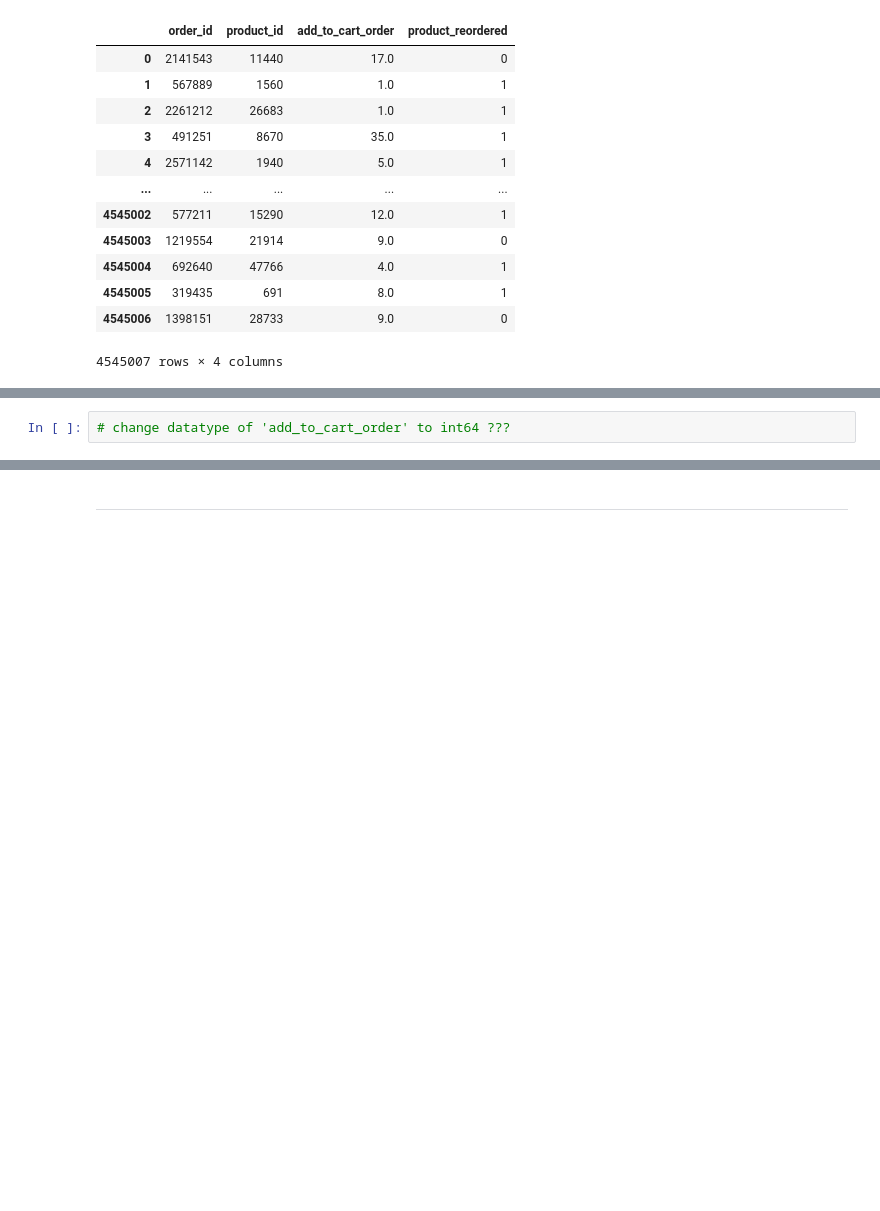
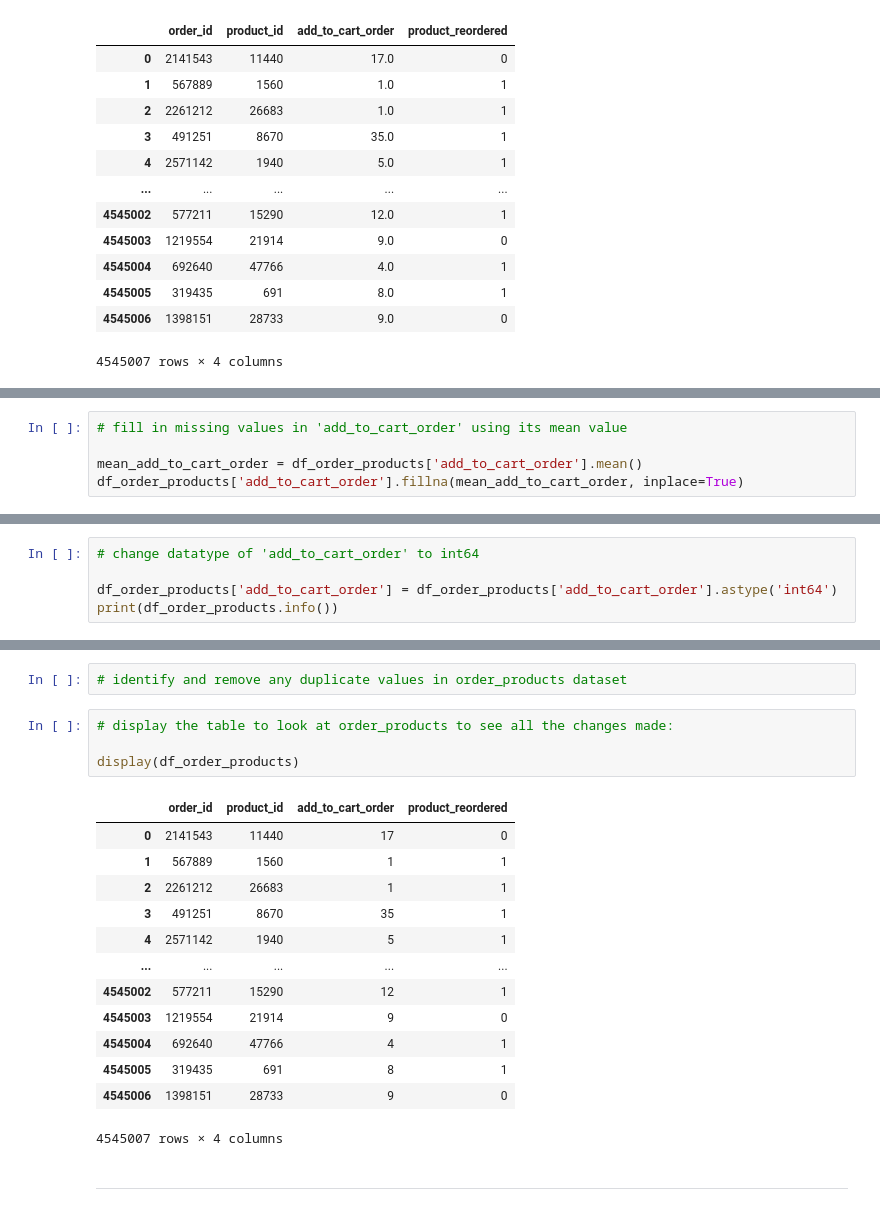
Before and after one commit to stxphz/Sprint7-Project, a Jupyter notebook: EDA.ipynb, the cells around one changed output, grey strips where cells are left out. Cells and saved outputs as stored; diff of their text form; blank space fills up the shorter version.

Commit message:
filling missing values in products dataset

```diff
--- a/EDA.ipynb
+++ b/EDA.ipynb
@@ -410,0 +451,5 @@ dtype: int64
+# %%
+# fill in missing values in 'add_to_cart_order' using its mean value
+
+mean_add_to_cart_order = df_order_products['add_to_cart_order'].mean()
+df_order_products['add_to_cart_order'].fillna(mean_add_to_cart_order, inplace=True)
@@ -411,2 +466,5 @@ dtype: int64
 # %%
-# change datatype of 'add_to_cart_order' to int64 ???
+# change datatype of 'add_to_cart_order' to int64
+
+df_order_products['add_to_cart_order'] = df_order_products['add_to_cart_order'].astype('int64')
+print(df_order_products.info())
@@ -413,3 +484,23 @@ dtype: int64
+# %%
+# identify and remove any duplicate values in order_products dataset
+# %%
+# display the table to look at order_products to see all the changes made:
+
+display(df_order_products)
+# %% [output]
+|  | order_id | product_id | add_to_cart_order | product_reordered |
+| 0 | 2141543 | 11440 | 17 | 0 |
+| 1 | 567889 | 1560 | 1 | 1 |
+| 2 | 2261212 | 26683 | 1 | 1 |
+| 3 | 491251 | 8670 | 35 | 1 |
+| 4 | 2571142 | 1940 | 5 | 1 |
+| ... | ... | ... | ... | ... |
+| 4545002 | 577211 | 15290 | 12 | 1 |
+| 4545003 | 1219554 | 21914 | 9 | 0 |
+| 4545004 | 692640 | 47766 | 4 | 1 |
+| 4545005 | 319435 | 691 | 8 | 1 |
+| 4545006 | 1398151 | 28733 | 9 | 0 |
+4545007 rows × 4 columns
 # %% [markdown]
 ---
 # %%
```
Also changed, not shown: parts of 14 cells of this notebook.
